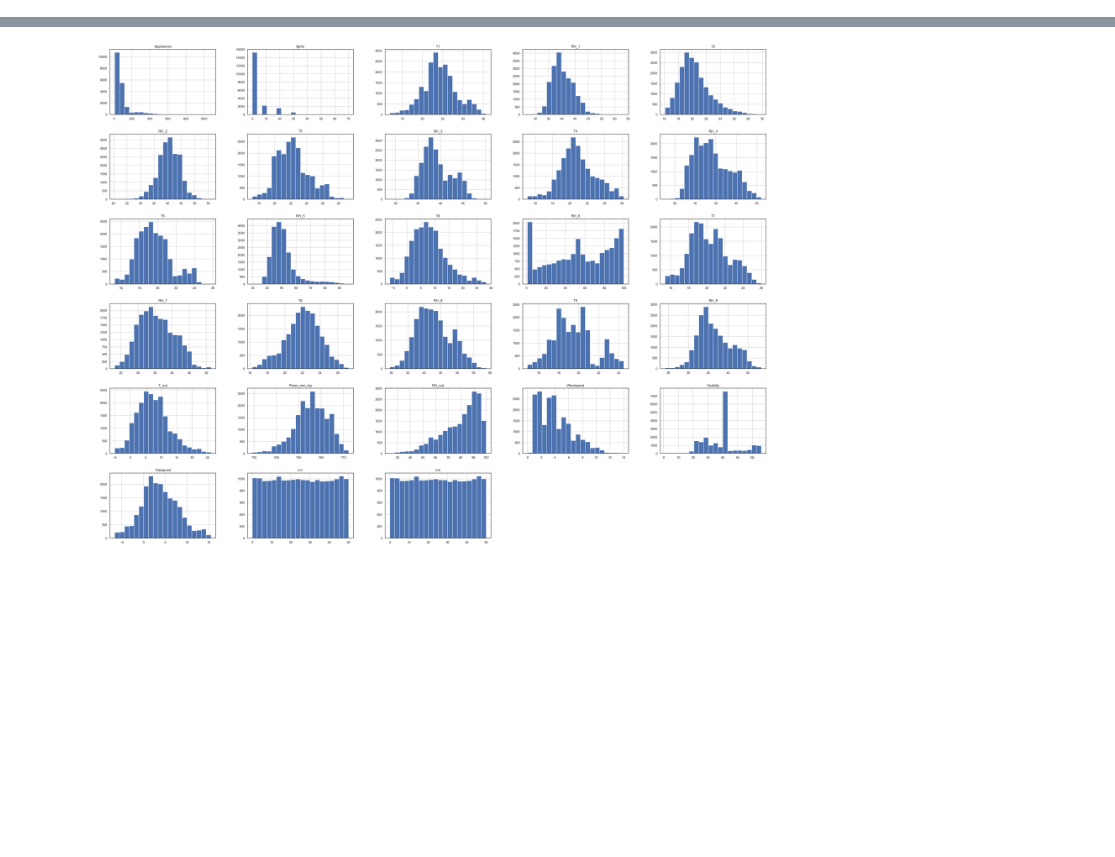
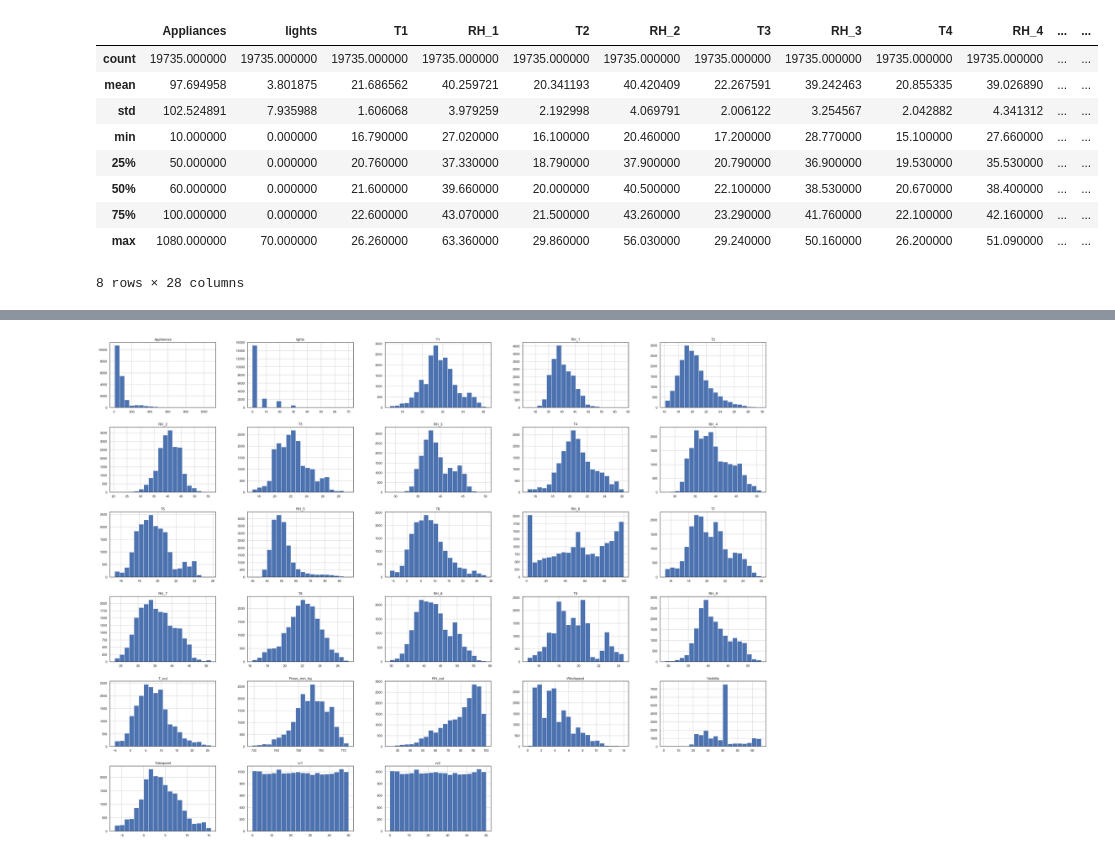
Before and after one commit to EDProjectsML/PyTorchLearn, a Jupyter notebook: Energy_Prediction_Model_for_House_Energy_Consumption_Optimization1.ipynb, the cells around one changed output, grey strips where cells are left out. Drawn from its saved outputs; the diff is of its cells as text; code cells hidden in the pictures; blank space fills up the shorter version.

```diff
--- a/Energy_Prediction_Model_for_House_Energy_Consumption_Optimization1.ipynb
+++ b/Energy_Prediction_Model_for_House_Energy_Consumption_Optimization1.ipynb
@@ -0,0 +117,13 @@
+# %%
+df.describe()
+# %% [output]
+|  | Appliances | lights | T1 | RH_1 | T2 | RH_2 | T3 | RH_3 | T4 | RH_4 | ... | ... |
+| count | 19735.000000 | 19735.000000 | 19735.000000 | 19735.000000 | 19735.000000 | 19735.000000 | 19735.000000 | 19735.000000 | 19735.000000 | 19735.000000 | ... | ... |
+| mean | 97.694958 | 3.801875 | 21.686562 | 40.259721 | 20.341193 | 40.420409 | 22.267591 | 39.242463 | 20.855335 | 39.026890 | ... | ... |
+| std | 102.524891 | 7.935988 | 1.606068 | 3.979259 | 2.192998 | 4.069791 | 2.006122 | 3.254567 | 2.042882 | 4.341312 | ... | ... |
+| min | 10.000000 | 0.000000 | 16.790000 | 27.020000 | 16.100000 | 20.460000 | 17.200000 | 28.770000 | 15.100000 | 27.660000 | ... | ... |
+| 25% | 50.000000 | 0.000000 | 20.760000 | 37.330000 | 18.790000 | 37.900000 | 20.790000 | 36.900000 | 19.530000 | 35.530000 | ... | ... |
+| 50% | 60.000000 | 0.000000 | 21.600000 | 39.660000 | 20.000000 | 40.500000 | 22.100000 | 38.530000 | 20.670000 | 38.400000 | ... | ... |
+| 75% | 100.000000 | 0.000000 | 22.600000 | 43.070000 | 21.500000 | 43.260000 | 23.290000 | 41.760000 | 22.100000 | 42.160000 | ... | ... |
+| max | 1080.000000 | 70.000000 | 26.260000 | 63.360000 | 29.860000 | 56.030000 | 29.240000 | 50.160000 | 26.200000 | 51.090000 | ... | ... |
+8 rows × 28 columns
```
Also changed, not shown: parts of 12 cells of this notebook.
